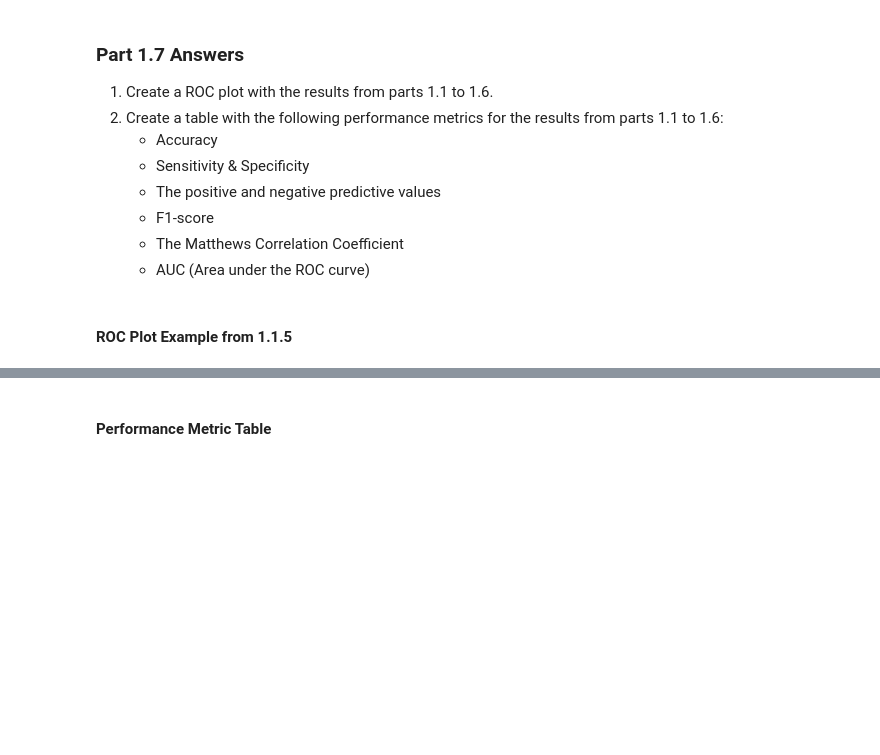
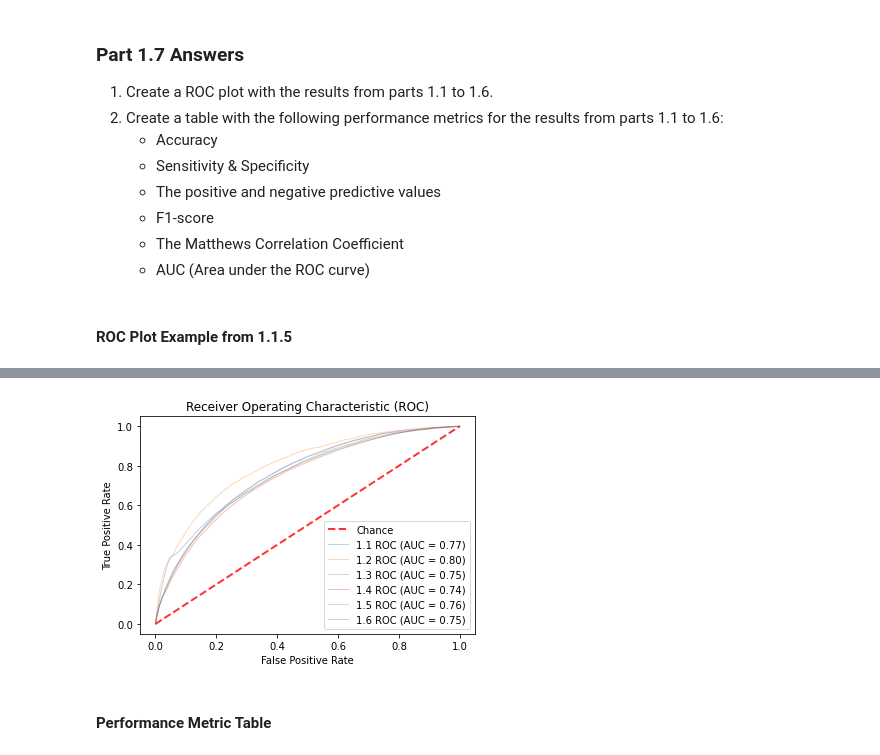
Before and after one commit to ryanquinnnelson/CMU-02718-HW3, a Jupyter notebook: HW_3_ryann.ipynb, the cells around one changed output, grey strips where cells are left out. Saved outputs shown, nothing was run; the diff lists cells and outputs as text; code cells hidden in the pictures; blank space fills up the shorter version.

```diff
--- a/HW_3_ryann.ipynb
+++ b/HW_3_ryann.ipynb
@@ -979,4 +990,4 @@ features_wrapper_1_6
 # %%
-X_1_6_classifier = build_X_from_features(X_res,features_wrapper_1_6)
+X_1_6_classifier = build_X_from_features(X_1_6,features_wrapper_1_6)
 X_1_6_classifier.shape
 # %% [output]
@@ -984,7 +995,7 @@ X_1_6_classifier.shape
 # %% [markdown]
 #### Train classifier
 # %%
-# X_train_1_6, X_test_1_6, y_train_1_6, y_test_1_6 = train_test_split(X_1_6_classifier,
-#                                                                     y_1_6,
-#                                                                     test_size=.4,
-#                                                                     random_state=42)
+X_train_1_6, X_test_1_6, y_train_1_6, y_test_1_6 = train_test_split(X_1_6_classifier,
+                                                                    y_1_6,
+                                                                    test_size=.4,
+                                                                    random_state=42)
@@ -1025,0 +1021,13 @@ X_1_6_classifier.shape
+# %%
+%%time
+
+for i, clf in enumerate(classifiers):
+    clf.fit(X_train_1_6, y_train_1_6)
+
+
+    # calculate confusion matrix
+    y_predict = clf.predict(X_test_1_6)
+    y_real = y_test_1_6
+    cm = get_confusion_matrix(y_real,y_predict)
+
+    print("Weighted F1:",weighted_f1(cm))
@@ -1052,15 +1068,19 @@ df_folds = pd.DataFrame(
            })
 # %%
 %%time
+
+# 12 min runtime for RBF SVC
 
 from sklearn.model_selection import KFold
 from sklearn.neural_network import MLPClassifier
 from sklearn.svm import LinearSVC
 from sklearn.ensemble import RandomForestClassifier
 from sklearn.svm import SVC
+from sklearn.ensemble import AdaBoostClassifier
 
 # define classifier
-clf_1_6 = SVC(gamma=2, C=1)#,class_weight='balanced')
+clf_1_6 = AdaBoostClassifier()
+#SVC(gamma=2, C=1,class_weight='balanced')
 
 # define list for weighted f1 scores
 weighted_f1_scores = list()
@@ -1088,7 +1108,7 @@ for k, (train, test) in enumerate(kf.split(X_1_6_classifier, y_1_6)):
     weighted_f1_scores.append(w_f1)
 
     # calculate y score
-    y_score = get_y_score(X_test,y_test,clf_1_6, 'proba')
+    y_score = get_y_score(X_test,y_test,clf_1_6, 'decision')
 
     # calculate metrics
     metrics = calc_classifier_metrics(cm,y_real,y_predict,y_score)
@@ -1167,33 +1206,35 @@ plot_roc(fpr,tpr,auc)
 # %%
 from sklearn.metrics import plot_roc_curve
 import matplotlib.pyplot as plt
 
 fig, ax = plt.subplots()
 ax.plot([0, 1], [0, 1], linestyle='--', lw=2, color='r',label='Chance', alpha=.8)
 ax.set(xlim=[-0.05, 1.05], ylim=[-0.05, 1.05],title="Receiver Operating Characteristic (ROC)")
 ax.legend(loc="lower right")
 
 # plot all results on one graph
 
 # 1.1 wrapper method
-plot_roc_curve(clf_1_1, X_1_1_classifier, y_1_1,name='1.1 ROC',alpha=0.3, lw=1, ax=ax)
+plot_roc_curve(clf_1_1, X_1_1_classifier, y_1_1,name='1.1 ROC',lw=1, ax=ax)
 
 # 1.2 embedded method
-plot_roc_curve(clf_1_2, X_1_2_classifier, y_1_2,name='1.2 ROC',alpha=0.3, lw=1, ax=ax)
+plot_roc_curve(clf_1_2, X_1_2_classifier, y_1_2,name='1.2 ROC',lw=1, ax=ax)
 
 # 1.3 wrapper method + imputed data
-plot_roc_curve(clf_1_3, X_1_3_classifier, y_1_3,name='1.3 ROC',alpha=0.3, lw=1, ax=ax)
+plot_roc_curve(clf_1_3, X_1_3_classifier, y_1_3,name='1.3 ROC',lw=1, ax=ax)
 
 # 1.4 embedded method + imputed data
 plot_roc_curve(clf_1_4, X_1_4_classifier, y_1_4,name='1.4 ROC',alpha=0.3, lw=1, ax=ax)
 
 # 1.5 cost-sensitive
 plot_roc_curve(clf_1_5, X_1_5_classifier, y_1_5,name='1.5 ROC',alpha=0.3, lw=1, ax=ax)
 
 # 1.6 weighted average
 plot_roc_curve(clf_1_6, X_1_6_classifier, y_1_6,name='1.6 ROC',alpha=0.3, lw=1, ax=ax)
 
 plt.show()
+# %% [output]
+[figure, added]
 # %% [markdown]
 #### Performance Metric Table
 # %%
```
Also changed, not shown: parts of 17 cells of this notebook.
